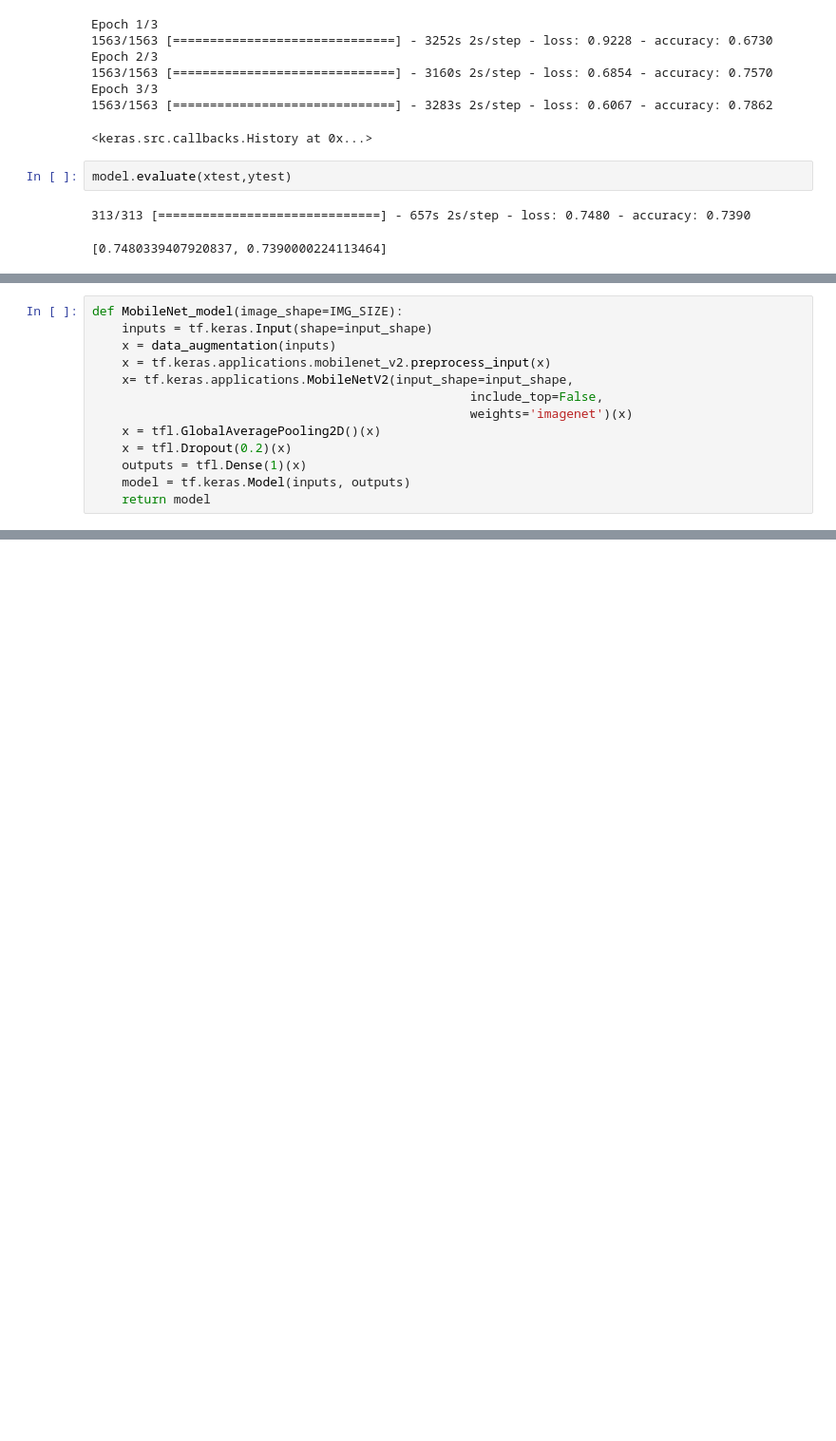
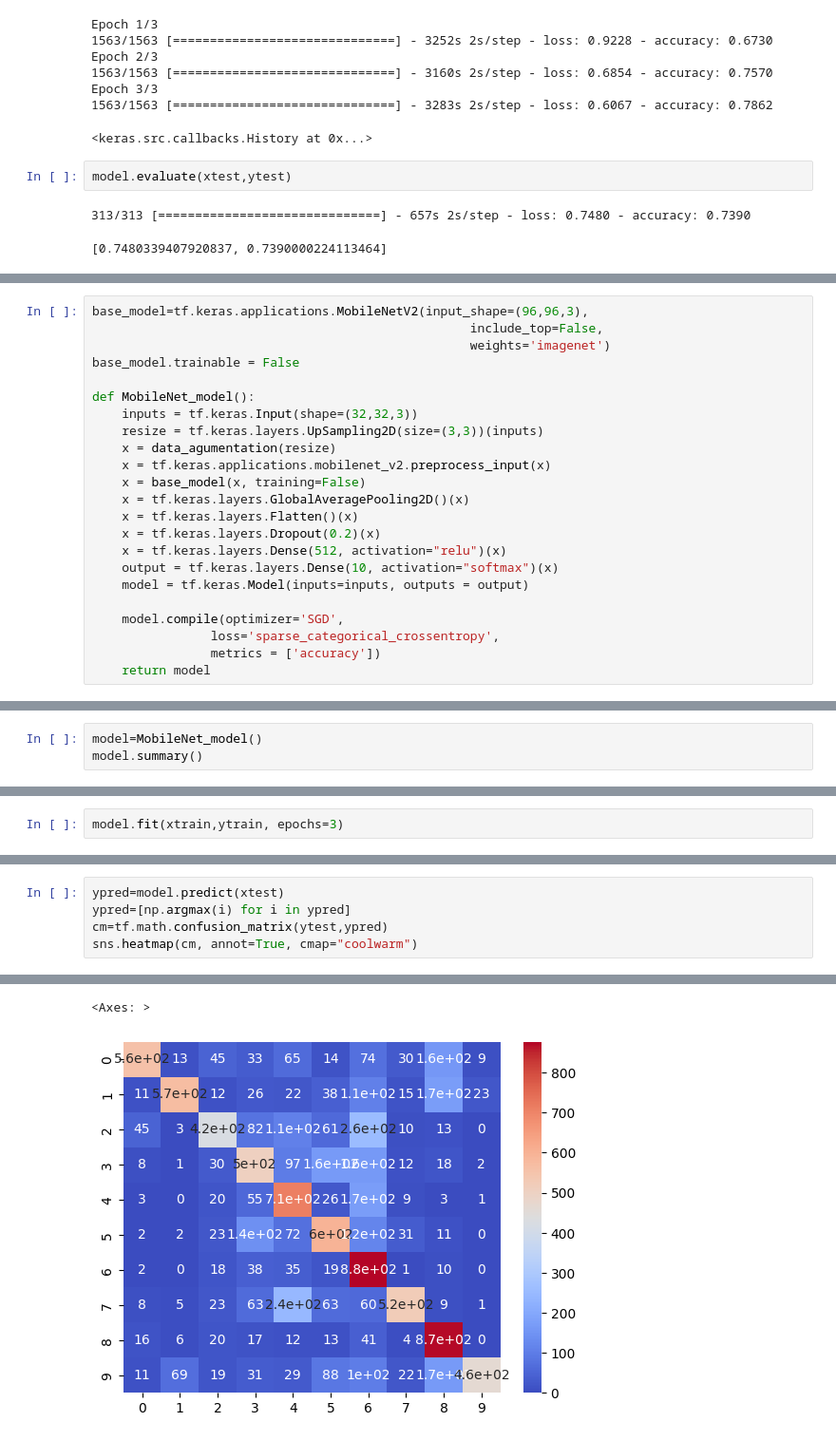
Before and after one commit to marzieh-saeedimasine/Deep-Learning, a Jupyter notebook: TransferLearning-CIFAR-Project.ipynb, the cells around one changed output, grey strips where cells are left out. Shown: that part at 95% size. Cells and saved outputs as stored; diff of their text form; blank space fills up the shorter version.

```diff
--- a/TransferLearning-CIFAR-Project.ipynb
+++ b/TransferLearning-CIFAR-Project.ipynb
@@ -220,13 +236,23 @@ def MobileNet_model(image_shape=IMG_SIZE, data_augmentation=data_augmenter()):
 # %%
-def MobileNet_model(image_shape=IMG_SIZE):
-    inputs = tf.keras.Input(shape=input_shape)
-    x = data_augmentation(inputs)
+base_model=tf.keras.applications.MobileNetV2(input_shape=(96,96,3),
+                                                   include_top=False,
+                                                   weights='imagenet')
+base_model.trainable = False
+
+def MobileNet_model():
+    inputs = tf.keras.Input(shape=(32,32,3))
+    resize = tf.keras.layers.UpSampling2D(size=(3,3))(inputs)
+    x = data_agumentation(resize)
     x = tf.keras.applications.mobilenet_v2.preprocess_input(x)
-    x= tf.keras.applications.MobileNetV2(input_shape=input_shape,
-                                                   include_top=False,
-                                                   weights='imagenet')(x)
-    x = tfl.GlobalAveragePooling2D()(x)
-    x = tfl.Dropout(0.2)(x)
-    outputs = tfl.Dense(1)(x)
-    model = tf.keras.Model(inputs, outputs)
+    x = base_model(x, training=False)
+    x = tf.keras.layers.GlobalAveragePooling2D()(x)
+    x = tf.keras.layers.Flatten()(x)
+    x = tf.keras.layers.Dropout(0.2)(x)
+    x = tf.keras.layers.Dense(512, activation="relu")(x)
+    output = tf.keras.layers.Dense(10, activation="softmax")(x)
+    model = tf.keras.Model(inputs=inputs, outputs = output)
+
+    model.compile(optimizer='SGD',
+                loss='sparse_categorical_crossentropy',
+                metrics = ['accuracy'])
     return model
@@ -232,0 +262,3 @@ def MobileNet_model(image_shape=IMG_SIZE):
+# %%
+model=MobileNet_model()
+model.summary()
@@ -232,0 +283,2 @@ def MobileNet_model(image_shape=IMG_SIZE):
+# %%
+model.fit(xtrain,ytrain, epochs=3)
@@ -232,0 +298,6 @@ def MobileNet_model(image_shape=IMG_SIZE):
+# %%
+ypred=model.predict(xtest)
+ypred=[np.argmax(i) for i in ypred]
+cm=tf.math.confusion_matrix(ytest,ypred)
+sns.heatmap(cm, annot=True, cmap="coolwarm")
+# %% [output]
@@ -232,0 +305,2 @@ def MobileNet_model(image_shape=IMG_SIZE):
+<Axes: >
+[figure, added]
```
Also changed, not shown: parts of 18 cells of this notebook, 8 other files.
